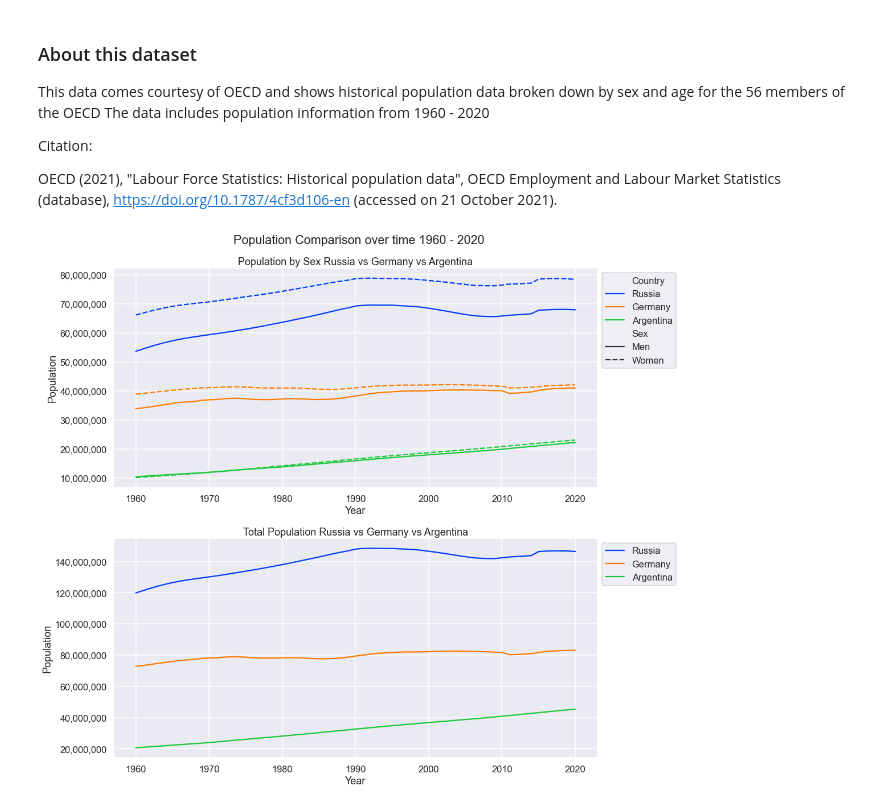
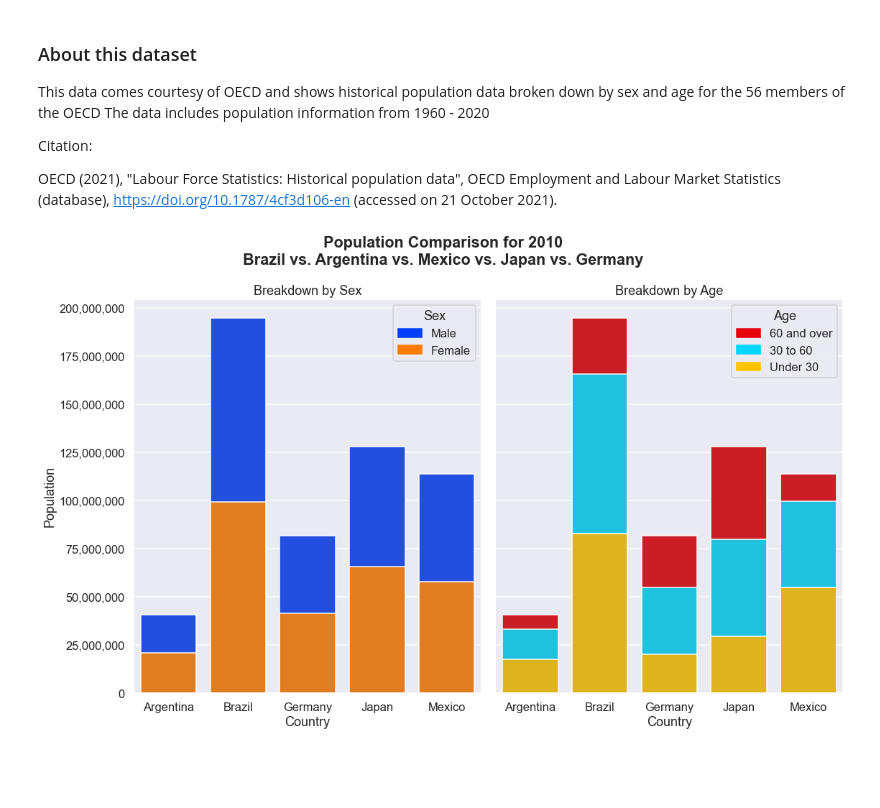
Before and after one commit to cmstorrsfox/portfolio_project, a Jupyter notebook: python_and_r/oop_project/countries_oop.ipynb, the cells around one changed output. Cells and saved outputs as stored; diff of their text form; code cells hidden in the pictures; blank space fills up the shorter version.

```diff
--- a/python_and_r/oop_project/countries_oop.ipynb
+++ b/python_and_r/oop_project/countries_oop.ipynb
@@ -263,6 +313,8 @@ class Compare_Countries():
-# %%
-uk_japan_brazil = Compare_Countries("Russia", "Germany", "Argentina")
-
-uk_japan_brazil.compare_total_population()
-# %% [output]
-[figure, removed]
+# %%
+#OECD().list_countries()
+
+uk_japan_brazil = Compare_Countries(country_1="Brazil", country_2="Argentina", country_3="Mexico", country_4="Japan", country_5="Germany")
+
+uk_japan_brazil.compare_population_by_year(2010)
+# %% [output]
+[figure, added]
```
Also changed, not shown: parts of 1 cell of this notebook.
